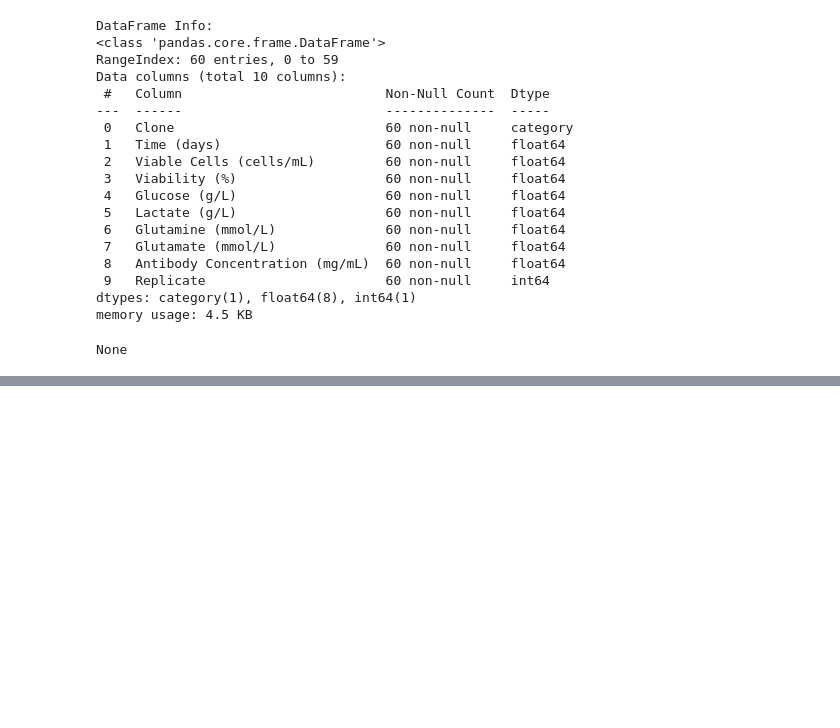
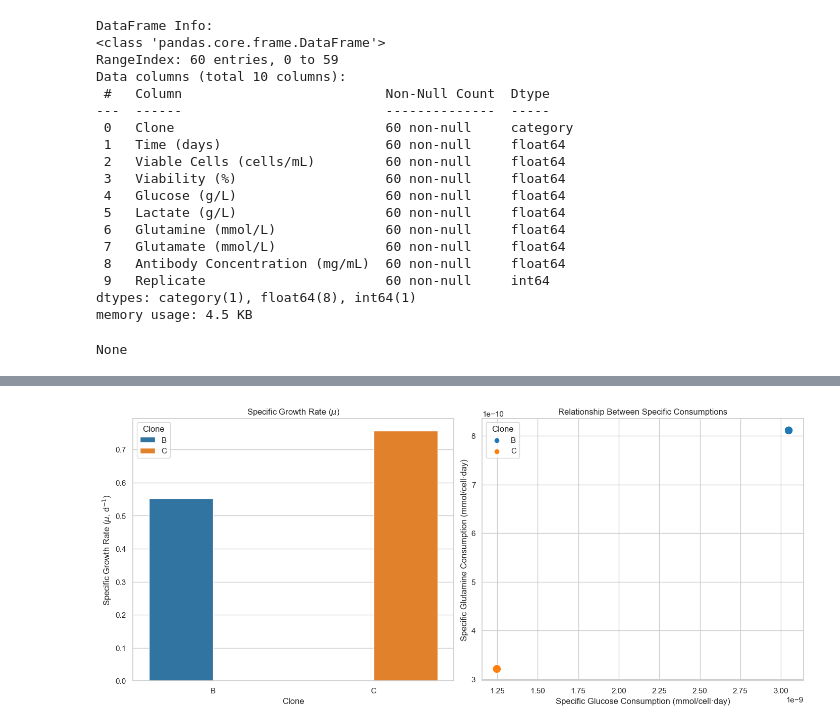
Before and after one commit to ebalderasr/clonalyzer, a Jupyter notebook: clonalyzer.ipynb, the cells around one changed output, grey strips where cells are left out. Cells and saved outputs as stored; diff of their text form; code cells hidden in the pictures; blank space fills up the shorter version.

```diff
--- a/clonalyzer.ipynb
+++ b/clonalyzer.ipynb
@@ -332,0 +414,40 @@ if "Viable Cells (cells/mL)" in kinetics_data.columns and "Viability (%)" in kin
+# %%
+# Configure general style
+sns.set_theme(style="whitegrid")
+
+# Create a figure with two subplots and automatically adjust the layout
+fig, axes = plt.subplots(1, 2, figsize=(14, 6), constrained_layout=True)
+
+# First Plot: Bar plot for specific growth rate (mu)
+sns.barplot(
+    data=df_results,
+    x="Clone",
+    y="Specific Growth Rate (mu, d^-1)",
+    hue="Clone",
+    palette="tab10",
+    ax=axes[0]
+)
+axes[0].set_xlabel("Clone")
+axes[0].set_ylabel(r"Specific Growth Rate ($\mu$, d$^{-1}$)")
+axes[0].set_title(r"Specific Growth Rate ($\mu$)")
+axes[0].legend(title="Clone", loc="best")
+
+# Second Plot: Scatter plot for specific consumptions
+sns.scatterplot(
+    data=df_results,
+    x="Specific q_G (mmol/cell·day)",
+    y="Specific q_Gln (mmol/cell·day)",
+    hue="Clone",
+    palette="tab10",
+    s=150,  # Size of the points
+    ax=axes[1]
+)
+axes[1].set_xlabel("Specific Glucose Consumption (mmol/cell·day)")
+axes[1].set_ylabel("Specific Glutamine Consumption (mmol/cell·day)")
+axes[1].set_title("Relationship Between Specific Consumptions")
+axes[1].legend(title="Clone", loc="best")
+
+# Save the figure in PNG format
+plt.savefig("kinetic_parameters_comparison.png", dpi=300)
+plt.show()
+# %% [output]
@@ -332,0 +457 @@ if "Viable Cells (cells/mL)" in kinetics_data.columns and "Viability (%)" in kin
+[figure, added]
```
Also changed, not shown: parts of 8 cells of this notebook, 2 other files.
